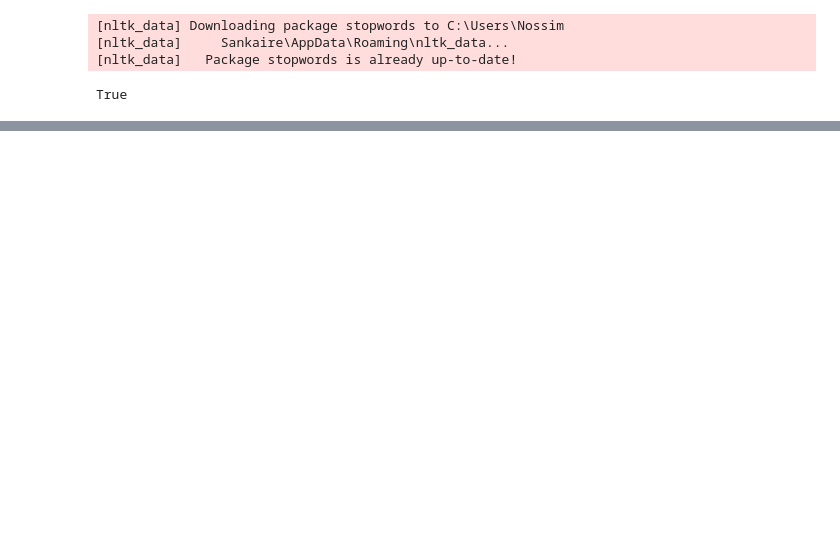
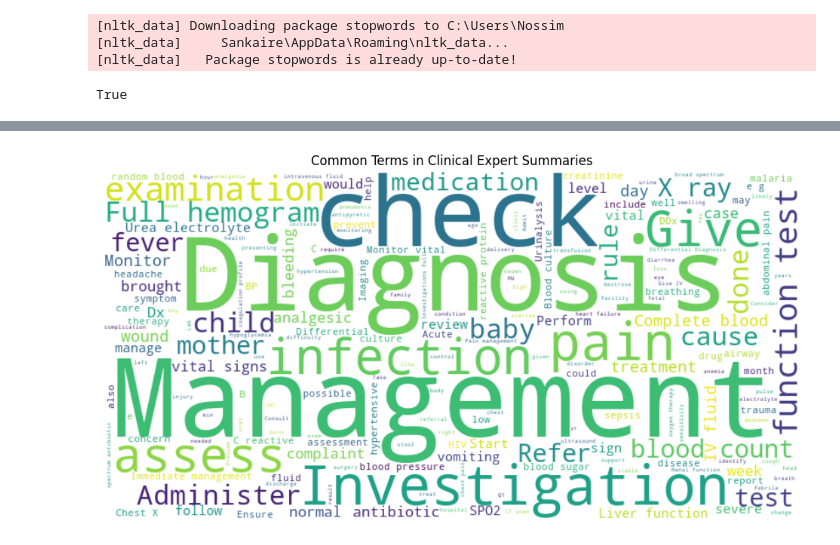
Before and after one commit to Hannah-Nossim/clinical_decision_nlp, a Jupyter notebook: notebooks/preprocessing.ipynb, the cells around one changed output, grey strips where cells are left out. Saved outputs shown, nothing was run; the diff lists cells and outputs as text; code cells hidden in the pictures; blank space fills up the shorter version.

```diff
--- a/notebooks/preprocessing.ipynb
+++ b/notebooks/preprocessing.ipynb
@@ -108,0 +205,29 @@ df[["Prompt_clean", "Symptoms", "Diagnosis_Qs", "Plan_Qs"]].head(10)
+# %%
+#  Keyword and Topic Analysis
+stop_words = set(stopwords.words('english'))
+clinical_stopwords = {'patient', 'patients', 'present', 'presents', 'history', 'year', 'old', 'female', 'male', 'summary'}
+all_stopwords = stop_words.union(clinical_stopwords)
+all_clinician_text = " ".join(df['Clinician_clean'].dropna().tolist())
+all_clinician_text_lower = all_clinician_text.lower()
+
+words = re.findall(r'[a-z0-9]+(?:-[a-z0-9]+)*', all_clinician_text_lower)
+print(f"Total words extracted: {len(words)}")
+
+word_freq_unfiltered = Counter(words).most_common(15)
+print("\nTop 15 words BEFORE filtering (stopwords included):")
+for word, freq in word_freq_unfiltered:
+    print(f"  {word}: {freq}")
+
+filtered_words = [word for word in words if word not in all_stopwords and len(word) > 2]
+
+word_freq = Counter(filtered_words).most_common(25)
+
+print(f"\nTop 25 words AFTER filtering (stopwords removed):")
+for word, freq in word_freq:
+    print(f"  {word}: {freq}")
+
+keyword_df = pd.DataFrame(word_freq, columns=['Word', 'Frequency'])
+print(f"\nFinal keyword analysis DataFrame:")
+print(keyword_df.head(10).to_string())
+
+keyword_df
@@ -108,0 +269,12 @@ df[["Prompt_clean", "Symptoms", "Diagnosis_Qs", "Plan_Qs"]].head(10)
+# %%
+# Wordcloud Visualization
+
+wordcloud = WordCloud(width=800, height=400, background_color='white', stopwords=all_stopwords).generate(all_clinician_text)
+
+plt.figure(figsize=(12, 6))
+plt.imshow(wordcloud, interpolation='bilinear')
+plt.axis('off')
+plt.title('Common Terms in Clinical Expert Summaries')
+plt.show()
+# %% [output]
+[figure, added]
```
Also changed, not shown: parts of 16 cells of this notebook, 5 other files.
